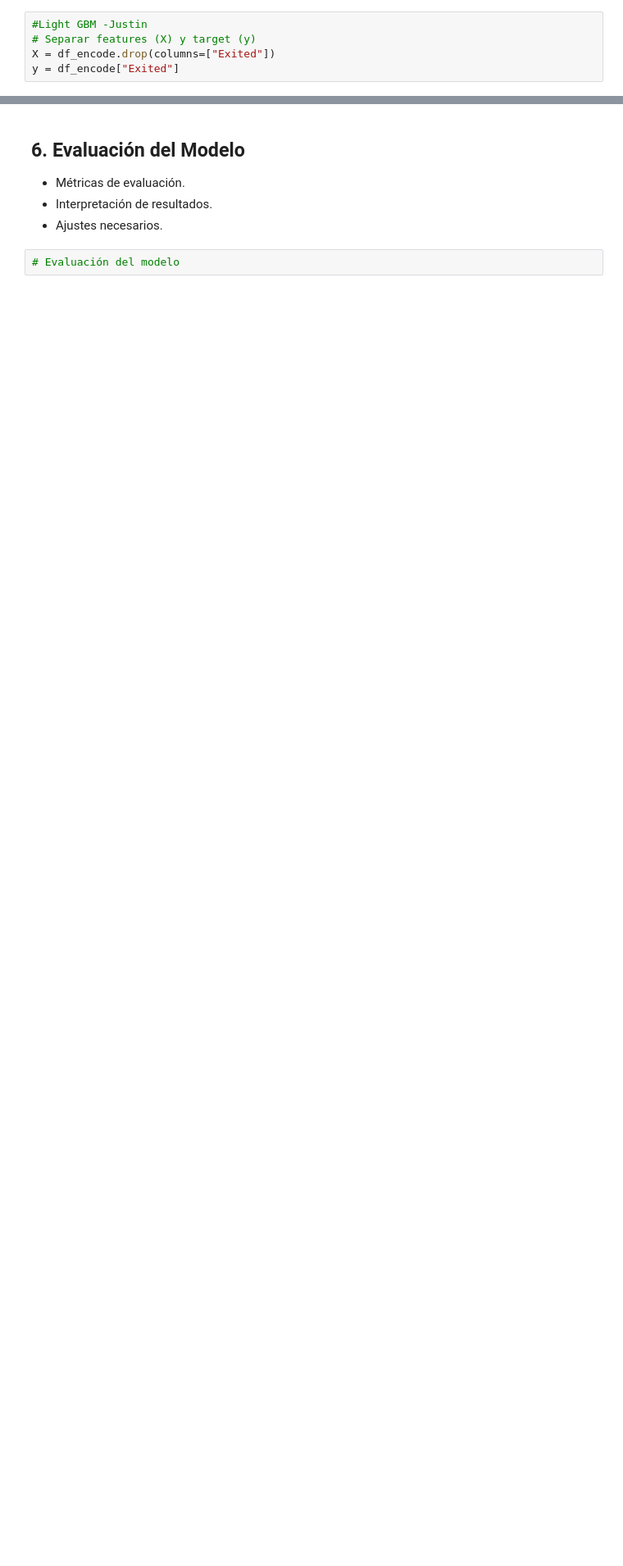
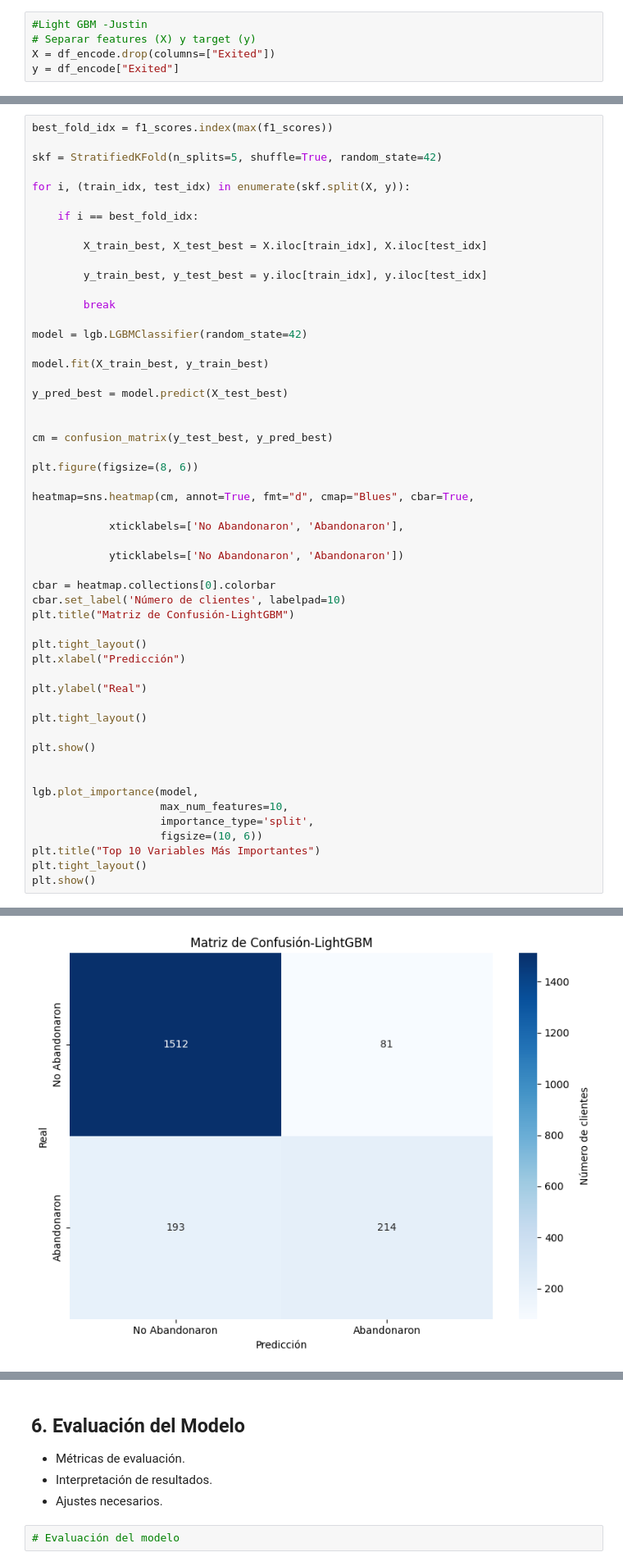
Before and after one commit to DarkinMC/CustomerChurn_Prediction_BankingSector_1AN-213_HAN_G4, a Jupyter notebook: Bank_customer_churn_pred.ipynb, the cells around one changed output, grey strips where cells are left out. Shown at 82% size. Drawn from its saved outputs; the diff is of its cells as text; blank space fills up the shorter version.

Commit message:
Matriz de confución LGBM-Fixed

```diff
--- a/Bank_customer_churn_pred.ipynb
+++ b/Bank_customer_churn_pred.ipynb
@@ -558,0 +516,54 @@ And if memory is not enough, you can set `force_col_wise=true`.
+# %%
+best_fold_idx = f1_scores.index(max(f1_scores))
+
+skf = StratifiedKFold(n_splits=5, shuffle=True, random_state=42)
+
+for i, (train_idx, test_idx) in enumerate(skf.split(X, y)):
+
+    if i == best_fold_idx:
+
+        X_train_best, X_test_best = X.iloc[train_idx], X.iloc[test_idx]
+
+        y_train_best, y_test_best = y.iloc[train_idx], y.iloc[test_idx]
+
+        break
+
+model = lgb.LGBMClassifier(random_state=42)
+
+model.fit(X_train_best, y_train_best)
+
+y_pred_best = model.predict(X_test_best)
+
+
+cm = confusion_matrix(y_test_best, y_pred_best)
+
+plt.figure(figsize=(8, 6))
+
+heatmap=sns.heatmap(cm, annot=True, fmt="d", cmap="Blues", cbar=True,
+
+            xticklabels=['No Abandonaron', 'Abandonaron'],
+
+            yticklabels=['No Abandonaron', 'Abandonaron'])
+
+cbar = heatmap.collections[0].colorbar
+cbar.set_label('Número de clientes', labelpad=10)
+plt.title("Matriz de Confusión-LightGBM")
+
+plt.tight_layout()
+plt.xlabel("Predicción")
+
+plt.ylabel("Real")
+
+plt.tight_layout()
+
+plt.show()
+
+
+lgb.plot_importance(model,
+                    max_num_features=10,
+                    importance_type='split',
+                    figsize=(10, 6))
+plt.title("Top 10 Variables Más Importantes")
+plt.tight_layout()
+plt.show()
+# %% [output]
@@ -558,0 +577 @@ And if memory is not enough, you can set `force_col_wise=true`.
+[figure, added]
```
Also changed, not shown: parts of 3 cells of this notebook.
